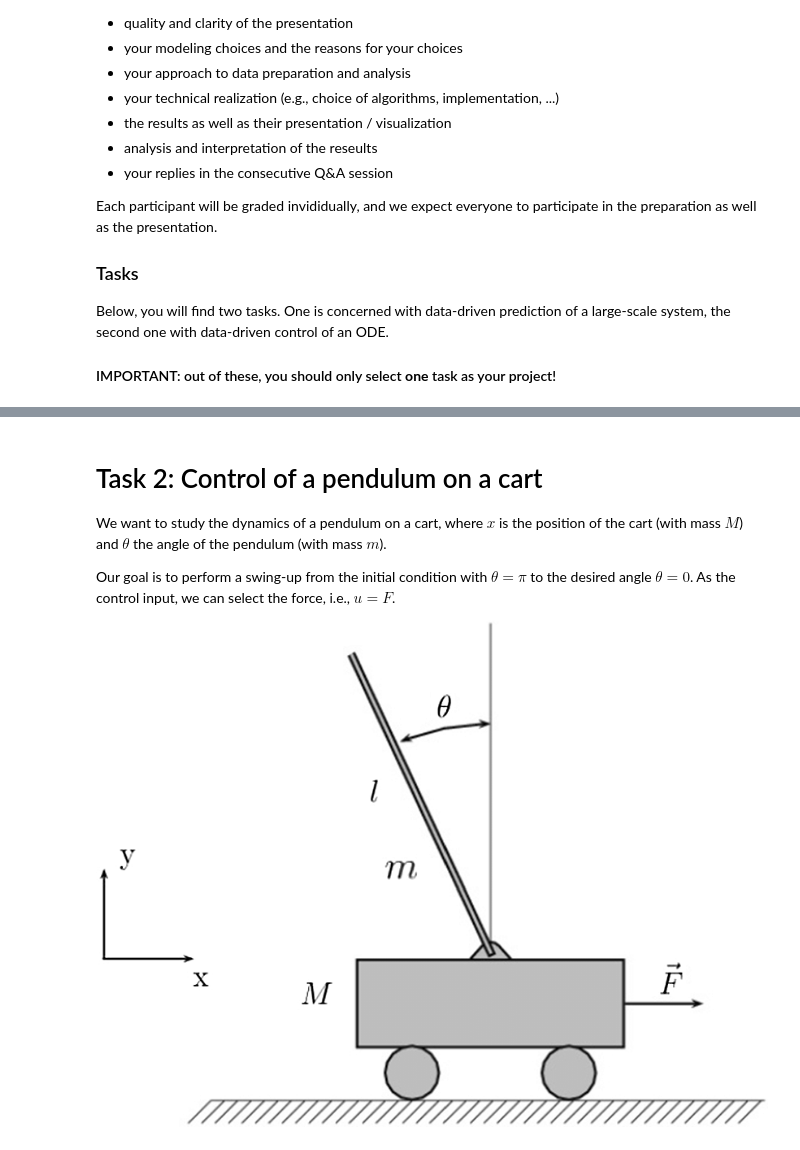
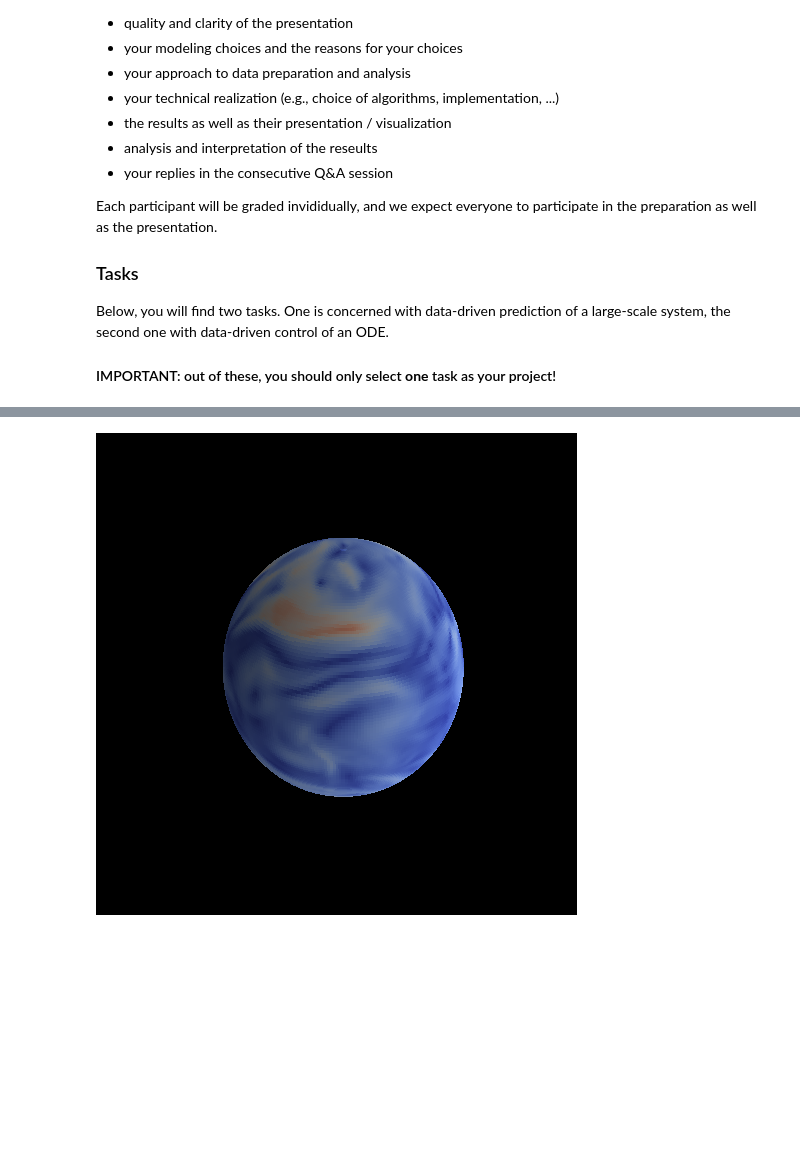
Before and after one commit to OpossumCrash/DS4DS-Final-Project, a Jupyter notebook: FinalExam.ipynb, the cells around one changed output, grey strips where cells are left out. Saved outputs shown, nothing was run; the diff lists cells and outputs as text; code cells hidden in the pictures; blank space fills up the shorter version.

```diff
--- a/FinalExam.ipynb
+++ b/FinalExam.ipynb
@@ -73,7 +73,7 @@ import matplotlib.pyplot as plt
 # %%
 ##### EXAMPLE FOR 3D MAPPING #####
 
-velocity = np.load("example_time_step.npy") # equal to X[0] of the trajectory in file planetswe_IC00_s1.npy
+velocity = np.load("/Users/user/Downloads/FinalExam_notebook (1)/example_time_step.npy") # equal to X[0] of the trajectory in file planetswe_IC00_s1.npy
 # ----------------------------------------------------------------------------------------------------
 
 # Velocity components
@@ -89,38 +89,32 @@ phi   = np.linspace(0, 2*np.pi, n_phi)       # azimuthal angle
 
 Theta, Phi = np.meshgrid(theta, phi)
 
 # Convert to Cartesian coordinates for plotting the surface
 R = np.ones_like(Theta)                      # unit sphere radius
 x_coord = R * np.sin(Theta) * np.cos(Phi)
 y_coord = R * np.sin(Theta) * np.sin(Phi)
 z_coord = R * np.cos(Theta)
 
 # Compute magnitude
 speed_mag = np.sqrt(v_theta**2 + v_phi**2).T    # transpose for matching meshgrid orientation
 
 fig = plt.figure(figsize=(6,6))
 ax = fig.add_subplot(projection='3d')
 
 # Plot the colored surface on the sphere
 surf = ax.plot_surface(
     x_coord,
     y_coord,
     z_coord,
     facecolors=plt.cm.coolwarm(speed_mag / speed_mag.max()),
     rstride=1,
     cstride=1,
     linewidth=0,
     antialiased=False
 )
 
 ax.set_box_aspect([1,1,1])
 ax.set_axis_off()
 plt.show()
+# %% [output]
+[figure, added]
-# %% [markdown]
-# Task 2: Control of a pendulum on a cart
-
-We want to study the dynamics of a pendulum on a cart, where $x$ is the position of the cart (with mass $M$) and $\theta$ the angle of the pendulum (with mass $m$).
-
-Our goal is to perform a swing-up from the initial condition with $\theta=\pi$ to the desired angle $\theta=0$. As the control input, we can select the force, i.e., $u=F$.
-
-![image.png](attachment:image.png)
```
Also changed, not shown: parts of 33 cells of this notebook.
